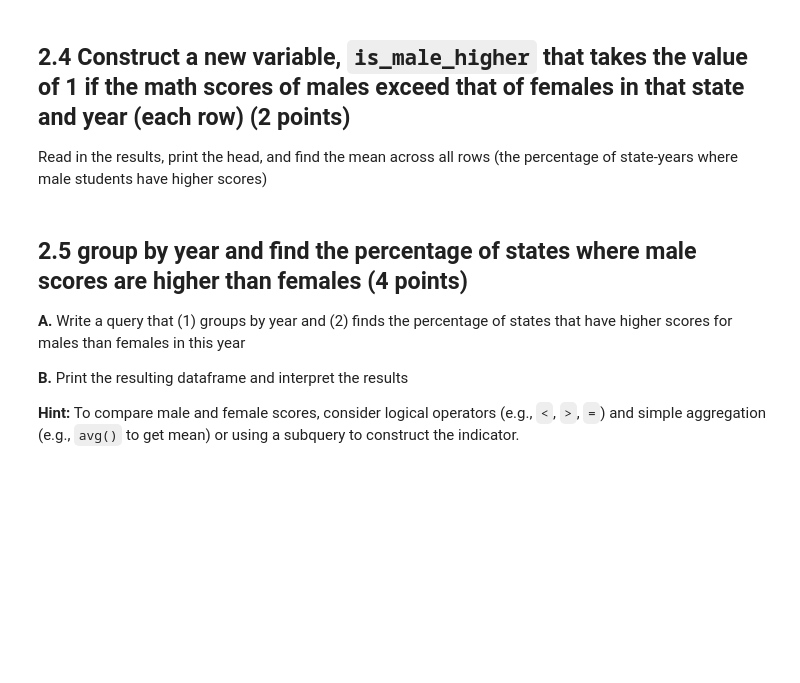
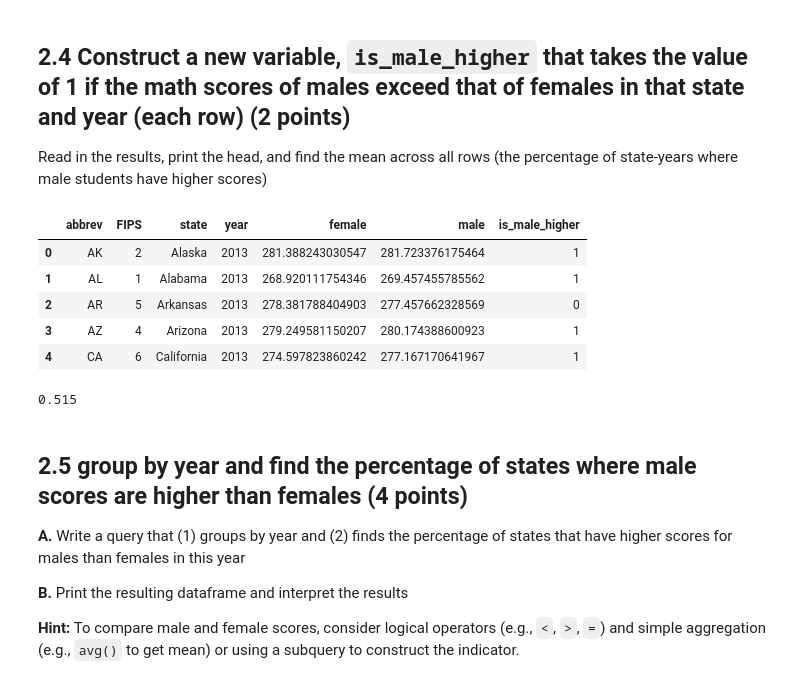
Before and after one commit to herbertfreeze/QSS20_S24, a Jupyter notebook: problemsets/pset4/pset4_blank.ipynb, the cells around one changed output. Cells and saved outputs as stored; diff of their text form; code cells hidden in the pictures; blank space fills up the shorter version.

```diff
--- a/problemsets/pset4/pset4_blank.ipynb
+++ b/problemsets/pset4/pset4_blank.ipynb
@@ -307,12 +307,14 @@ def load_creds(path: str):
         except yaml.YAMLError as exc:
             print(exc)
     return(creds)
-creds = load_creds("db_cred.yaml")
 
-cnx = mysql.connector.connect(user=creds['math_gencompare']['user'],
-                            password=creds['math_gencompare']['password'],
-                            port=creds['math_gencompare']['port'],
-                            database= creds['math_gencompare']['database'],
-                            host = creds['math_gencompare']['host'])
+
+creds = load_creds("09_db_cred.yaml")
+
+cnx = mysql.connector.connect(user=creds['practice_database']['user'],
+                            password=creds['practice_database']['password'],
+                            port=creds['practice_database']['port'],
+                            database= 'math_gencompare',
+                            host = creds['practice_database']['host'])
 cnx
 # %% [output]
@@ -338,3 +360,26 @@ Read in the results, print the head, and find the mean across all rows (the perc
+# %%
+# your code here
+is_male_higher_q = """
+SELECT *,
+CASE
+    WHEN female < male THEN 1
+    ELSE 0
+END as is_male_higher
+FROM math_gencompare
+"""
+is_male_higher_d = pd.read_sql_query(is_male_higher_q, cnx)
+is_male_higher_d.head()
+
+mean = is_male_higher_d["is_male_higher"].mean()
+mean
+# %% [output]
+|  | abbrev | FIPS | state | year | female | male | is_male_higher |
+| 0 | AK | 2 | Alaska | 2013 | 281.388243030547 | 281.723376175464 | 1 |
+| 1 | AL | 1 | Alabama | 2013 | 268.920111754346 | 269.457455785562 | 1 |
+| 2 | AR | 5 | Arkansas | 2013 | 278.381788404903 | 277.457662328569 | 0 |
+| 3 | AZ | 4 | Arizona | 2013 | 279.249581150207 | 280.174388600923 | 1 |
+| 4 | CA | 6 | California | 2013 | 274.597823860242 | 277.167170641967 | 1 |
+0.515
 # %% [markdown]
 ## 2.5 group by year and find the percentage of states where male scores are higher than females (4 points)
 
```
Also changed, not shown: parts of 5 cells of this notebook, 1 other file.
